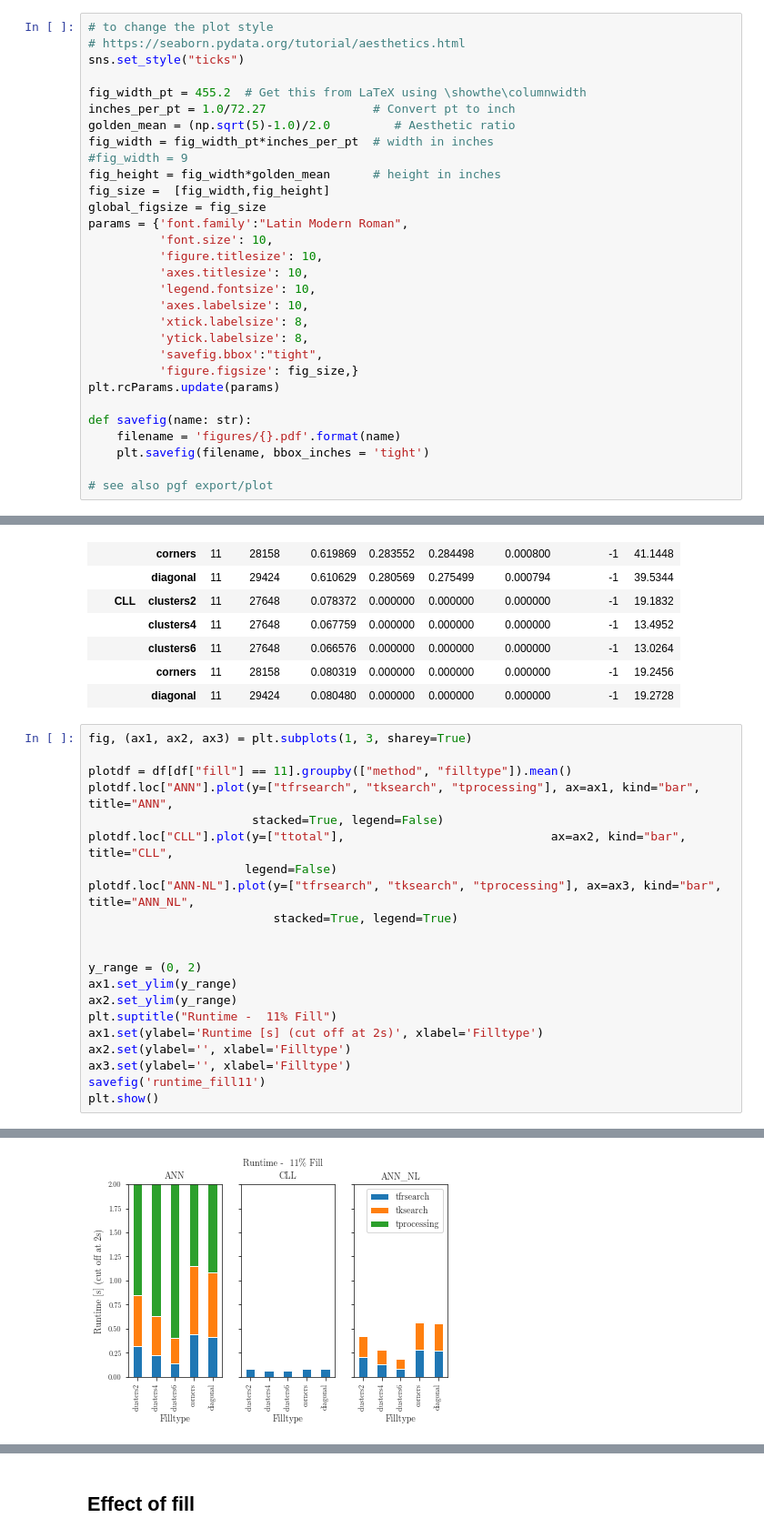
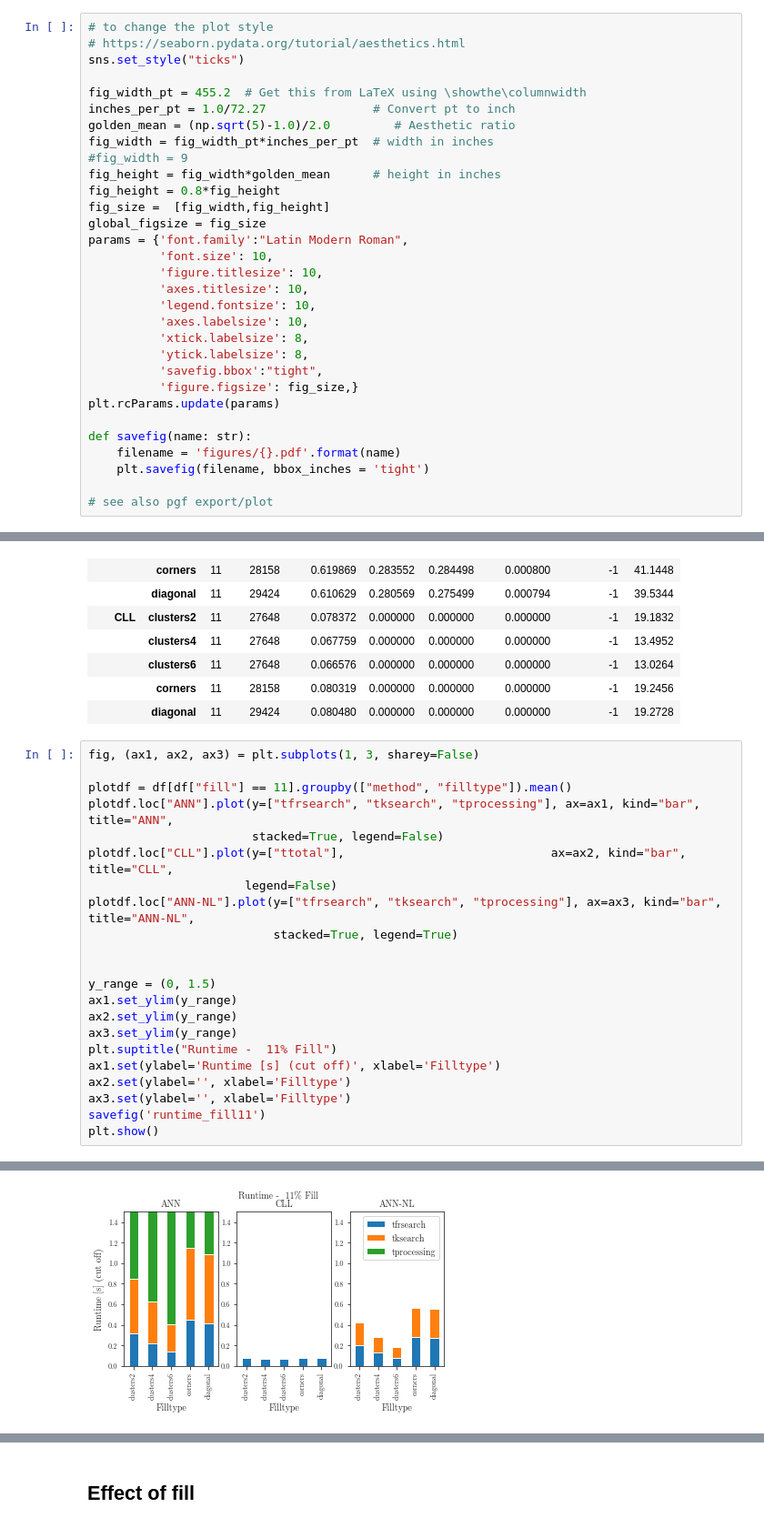
Before and after one commit to JensPfeifle/sph-nearest-neighbor, a Jupyter notebook: analysis/3-overview.ipynb, the cells around one changed output, grey strips where cells are left out. Shown at 91% size. Saved outputs shown, nothing was run; the diff lists cells and outputs as text.

```diff
--- a/analysis/3-overview.ipynb
+++ b/analysis/3-overview.ipynb
@@ -18,6 +18,7 @@ golden_mean = (np.sqrt(5)-1.0)/2.0         # Aesthetic ratio
 fig_width = fig_width_pt*inches_per_pt  # width in inches
 #fig_width = 9
 fig_height = fig_width*golden_mean      # height in inches
+fig_height = 0.8*fig_height
 fig_size =  [fig_width,fig_height]
 global_figsize = fig_size
 params = {'font.family':"Latin Modern Roman",
@@ -224,28 +223,29 @@ df[df["fill"] == 11].groupby(["method", "filltype"]).mean()
 |  | corners | 11 | 28158 | 0.080319 | 0.000000 | 0.000000 | 0.000000 | -1 | 19.2456 |
 |  | diagonal | 11 | 29424 | 0.080480 | 0.000000 | 0.000000 | 0.000000 | -1 | 19.2728 |
 # %%
-fig, (ax1, ax2, ax3) = plt.subplots(1, 3, sharey=True)
+fig, (ax1, ax2, ax3) = plt.subplots(1, 3, sharey=False)
 
 plotdf = df[df["fill"] == 11].groupby(["method", "filltype"]).mean()
 plotdf.loc["ANN"].plot(y=["tfrsearch", "tksearch", "tprocessing"], ax=ax1, kind="bar", title="ANN",
                        stacked=True, legend=False)
 plotdf.loc["CLL"].plot(y=["ttotal"],                             ax=ax2, kind="bar", title="CLL",
                       legend=False)
-plotdf.loc["ANN-NL"].plot(y=["tfrsearch", "tksearch", "tprocessing"], ax=ax3, kind="bar", title="ANN_NL",
+plotdf.loc["ANN-NL"].plot(y=["tfrsearch", "tksearch", "tprocessing"], ax=ax3, kind="bar", title="ANN-NL",
                           stacked=True, legend=True)
 
 
-y_range = (0, 2)
+y_range = (0, 1.5)
 ax1.set_ylim(y_range)
 ax2.set_ylim(y_range)
+ax3.set_ylim(y_range)
 plt.suptitle("Runtime -  11% Fill")
-ax1.set(ylabel='Runtime [s] (cut off at 2s)', xlabel='Filltype')
+ax1.set(ylabel='Runtime [s] (cut off)', xlabel='Filltype')
 ax2.set(ylabel='', xlabel='Filltype')
 ax3.set(ylabel='', xlabel='Filltype')
 savefig('runtime_fill11')
 plt.show()
 # %% [output]
 'lmroman10-regular.otf' can not be subsetted into a Type 3 font. The entire font will be embedded in the output.
 'lmroman10-regular.otf' can not be subsetted into a Type 3 font. The entire font will be embedded in the output.
-[figure, old version]
+[figure, new version]
 # %%
```
Also changed, not shown: parts of 13 cells of this notebook.
